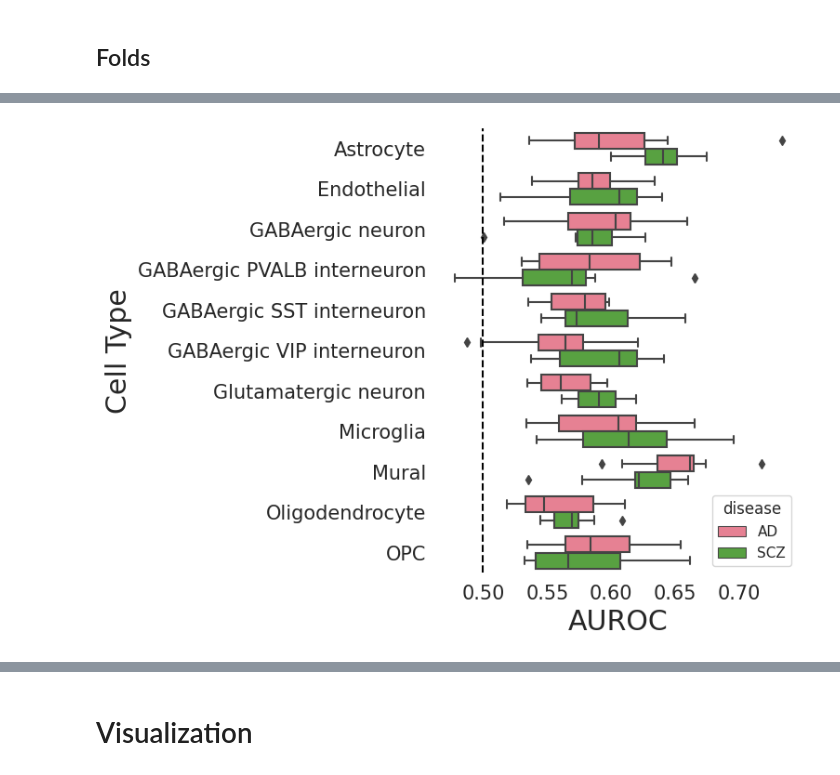
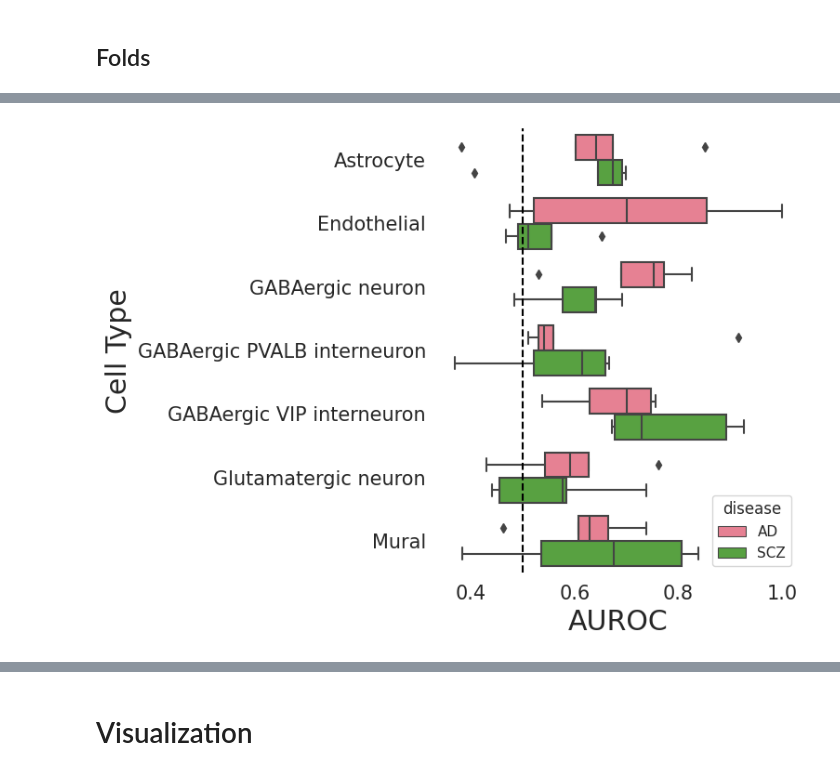
Before and after one commit to Oafish1/GNN-Plus, a Jupyter notebook: gene_classification.ipynb, the cells around one changed output, grey strips where cells are left out. Cells and saved outputs as stored; diff of their text form; code cells hidden in the pictures.

```diff
--- a/gene_classification.ipynb
+++ b/gene_classification.ipynb
@@ -90,14 +60,15 @@ def get_labels(genes, disease_type, gene_filter=[]):
 # %%
-if directed:
-    cell_fnames = np.array(os.listdir(f'./data/directed/{disease_type}'))
-else:
+def get_cells(disease_type, directed=False):
     cell_fnames = np.array(os.listdir(f'./data/psychAD_merged_GRN_0.2_0.2/{disease_type}'))
-cell_types = [ct.split('.')[0] for ct in cell_fnames]
-cell_fname = cell_fnames[0]
-cell_type = cell_fname.split('.')[0]
-for ct in cell_fnames:
-    ct_str = ct.split('.')[0]
-    print(ct_str) if ct_str != cell_type else print(f'--{ct_str}')
+    cell_types = [ct.split('.')[0] for ct in cell_fnames]
+    cell_fname = cell_fnames[0]
+    cell_type = cell_fname.split('.')[0]
+
+    return (cell_fnames, cell_types), (cell_fname, cell_type)
+
+(cell_fnames, cell_types), (cell_fname, cell_type) = get_cells(disease_type, directed=directed)
+for ct in cell_types:
+    print(ct) if ct != cell_type else print(f'--{ct}')
 # %% [output]
 --Astrocyte
 Endothelial
@@ -624,37 +649,34 @@ np.savetxt(fname, np.array(sorted_ad), fmt='%s %s')
 # %%
 # Load performances
 diseases = ['AD', 'SCZ']
 auroc_lists = [np.load(f'{get_dirs(d)[1]}/auroc-{runs}-{folds}.npy') for d in diseases]
 # Convert to pandas df
 df = pd.DataFrame(data={
-    'disease': np.concatenate([runs*len(cell_types)*[d] for d in diseases]),
-    'cell_type': np.concatenate(len(diseases)*[runs*[ct] for ct in cell_types]),
-    'run': np.concatenate(len(diseases)*[list(range(runs)) for i in cell_types]),
-    'auroc': np.concatenate([np.concatenate(np.array(al).max(axis=-1)) for al in auroc_lists]),
+    'disease': np.concatenate([folds*len(cell_types)*[d] for d in diseases]),
+    'cell_type': np.concatenate(len(diseases)*[folds*[ct] for ct in cell_types]),
+    'fold': np.concatenate(len(diseases)*[list(range(folds)) for i in cell_types]),
+    'auroc': np.concatenate([np.concatenate(al[list(range(al.shape[0])), np.array(al).mean(axis=-1).argmax(axis=-1), :]) for al in auroc_lists]),
 })
+# Cherry-pick
+df = df.iloc[[e not in np.array(cell_types)[[4, 7, 9, 10]] for e in df['cell_type']]]  # Remove cell types
 # Style
-# style = {
-#     'boxprops':{'facecolor':'none', 'edgecolor':'black'},
-#     'medianprops':{'color':'black'},
-#     'whiskerprops':{'color':'black'},
-#     'capprops':{'color':'black'}}
 style = {}
 
 fig, axs = plt.subplots(1, 1, figsize=(8, 6), sharey=True)
 axs = [axs]
 # Barplot
 sns.boxplot(ax=axs[0], data=df, x='auroc', y='cell_type', hue='disease', **style)
 sns.despine(ax=axs[0], left=True, bottom=True)
 # sns.boxplot(ax=axs[1], data=df, x='auprc', y='cell_type', **style)
 # sns.despine(ax=axs[1], left=False, bottom=True)
 # Labels
 axs[0].set_xlabel('AUROC')
 axs[0].set_ylabel('Cell Type')
 axs[0].axvline(x=.5, color='black', linestyle='--')
 # axs[1].set_xlabel('AUPRC')
 # axs[1].set_ylabel(None)
 plt.tight_layout()
 # Save figure
 plt.savefig(f'{get_dirs("")[1][:-1]}/fig_performance-{runs}-{folds}.png', dpi=300, bbox_inches='tight')
 # %% [output]
-[figure, old version]
+[figure, new version]
```
Also changed, not shown: parts of 25 cells of this notebook, 36 other files.
